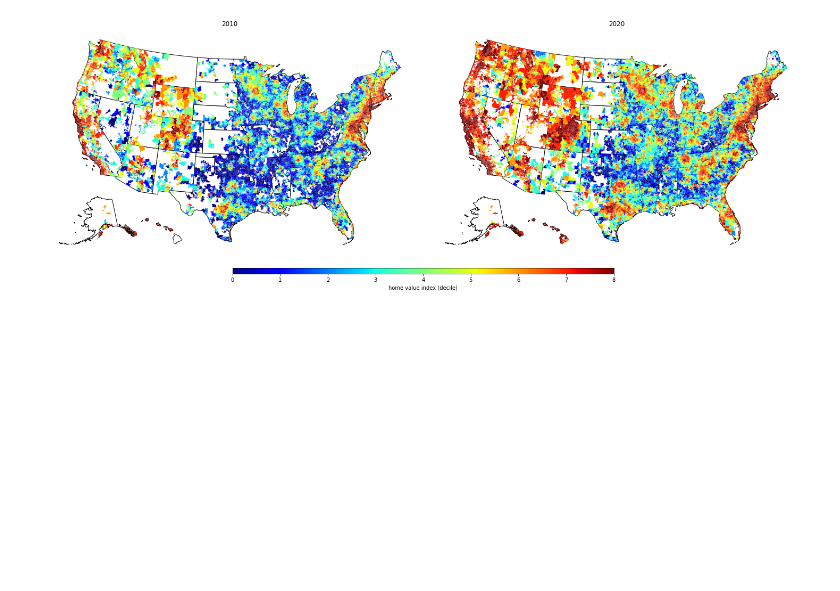
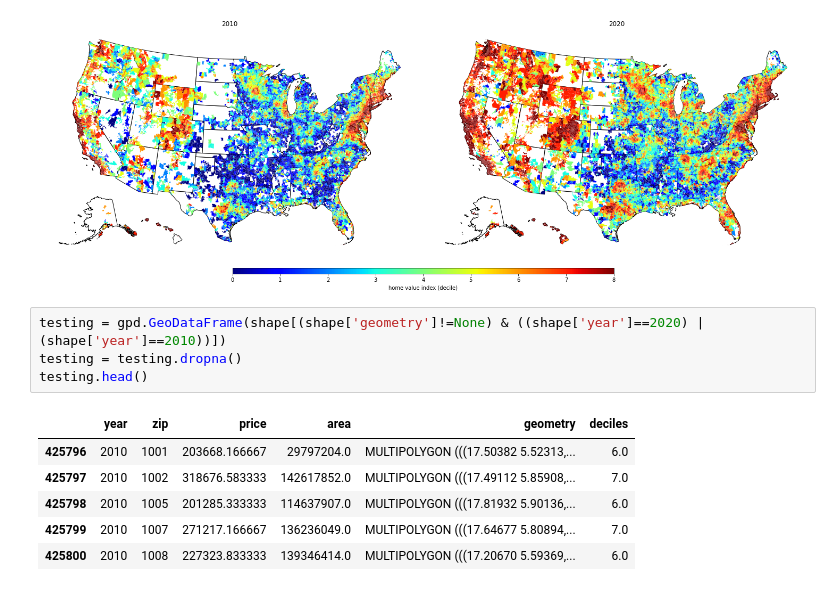
Before and after one commit to asrenninger/wrangling, a Jupyter notebook: python/hw1_sandbox.ipynb, the cells around one changed output. Saved outputs shown, nothing was run; the diff lists cells and outputs as text; blank space fills up the shorter version.

```diff
--- a/python/hw1.ipynb
+++ b/python/hw1_sandbox.ipynb
@@ -249,3 +249,14 @@ patch_col = axs[1].collections[1]
 cb = fig.colorbar(patch_col, ax=axs, shrink=0.5, label='home value index (decile)', orientation="horizontal")
 # %% [output]
 [figure]
+# %%
+testing = gpd.GeoDataFrame(shape[(shape['geometry']!=None) & ((shape['year']==2020) | (shape['year']==2010))])
+testing = testing.dropna()
+testing.head()
+# %% [output]
+|  | year | zip | price | area | geometry | deciles |
+| 425796 | 2010 | 1001 | 203668.166667 | 29797204.0 | MULTIPOLYGON (((17.50382 5.52313,... | 6.0 |
+| 425797 | 2010 | 1002 | 318676.583333 | 142617852.0 | MULTIPOLYGON (((17.49112 5.85908,... | 7.0 |
+| 425798 | 2010 | 1005 | 201285.333333 | 114637907.0 | MULTIPOLYGON (((17.81932 5.90136,... | 6.0 |
+| 425799 | 2010 | 1007 | 271217.166667 | 136236049.0 | MULTIPOLYGON (((17.64677 5.80894,... | 7.0 |
+| 425800 | 2010 | 1008 | 227323.833333 | 139346414.0 | MULTIPOLYGON (((17.20670 5.59369,... | 6.0 |
```
Also changed, not shown: parts of 3 cells of this notebook, 1 other file.
